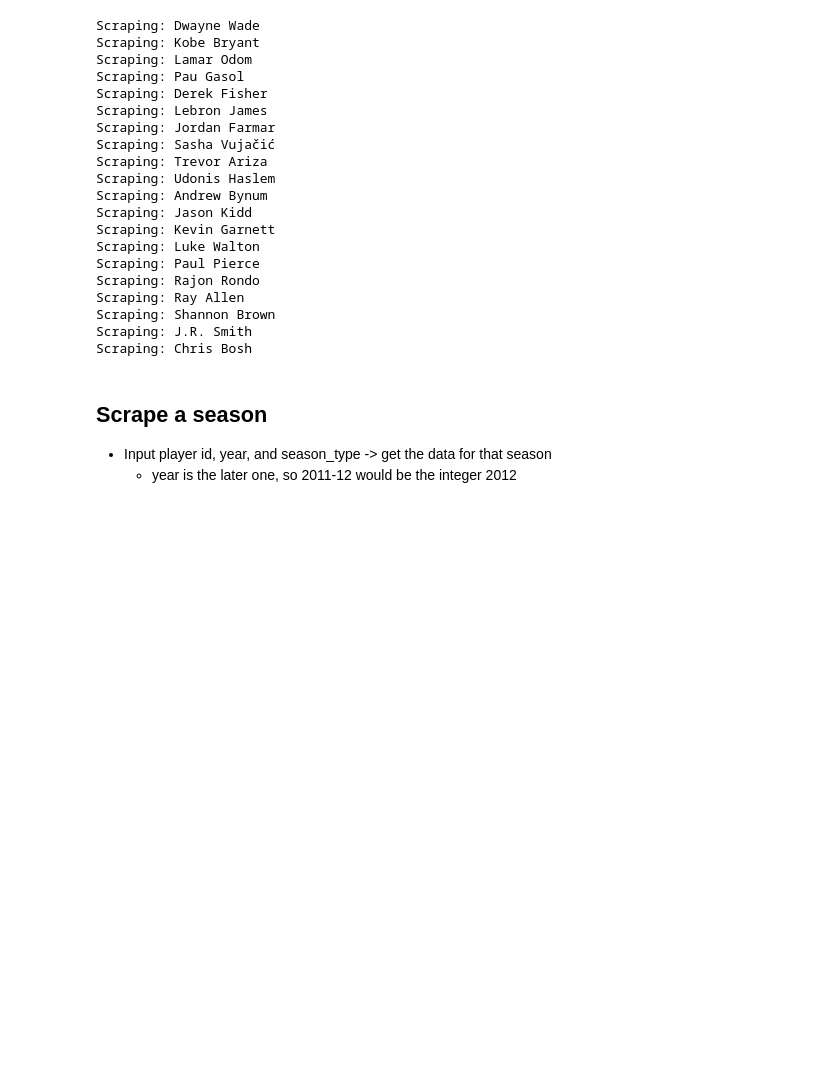
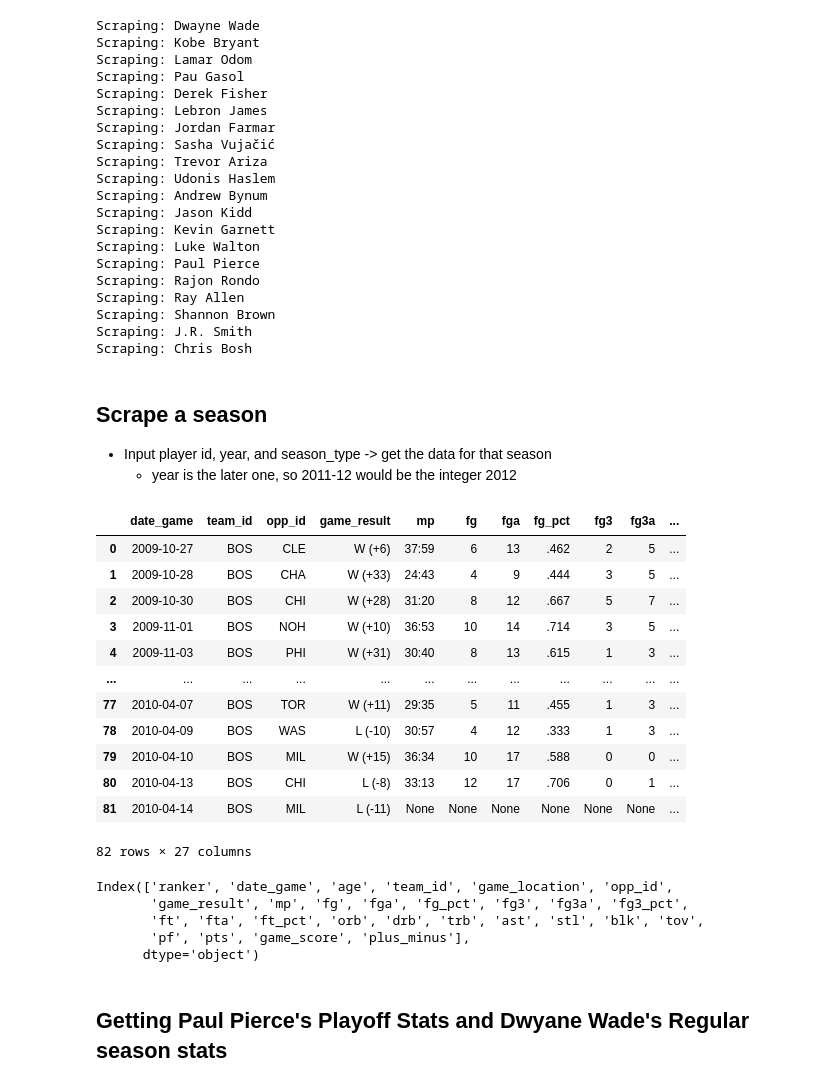
Before and after one commit to azh05/BSA-DJ-Fall-2024, a Jupyter notebook: Scraper.ipynb, the cells around one changed output. Drawn from its saved outputs; the diff is of its cells as text; code cells hidden in the pictures; blank space fills up the shorter version.

```diff
--- a/Scraper.ipynb
+++ b/Scraper.ipynb
@@ -288,7 +288,7 @@ def scrape_all_playoffs(url):
     response = requests.get(url)
 
     if response.status_code != 200:
-        raise Exception("Error: {response.status_code}")
+        raise Exception("Error: " + str(response.status_code))
 
     soup = BeautifulSoup(response.content, 'html.parser')
 
@@ -313,7 +313,7 @@ def scrape_all_playoffs(url):
     col_names = None
 
     for row in table_rows:
-        table_data = [td for td in row if "right" in td['class']]
+        table_data = [td for td in row if "right" in td['class'] or ("left" in td['class'] and td["data-stat"] == "date_game")]
 
         if col_names is None:
             col_names = [td['data-stat'] for td in table_data if 'data-stat' in td.attrs]
@@ -322,13 +322,24 @@ def scrape_all_playoffs(url):
         data.append(data_values)
 
     if col_names and data:
-        return pd.DataFrame(data, columns=col_names)
+        df = pd.DataFrame(data, columns=col_names)
+
+        # dropping columns
+        # Don't need ranker, game_season, gs
+        df = df.drop(['ranker', 'game_season', 'gs'], axis=1)
+        return df
     else:
         raise Exception("No data found")
 # %%
 def scrape_playoffs(url, year):
     df = scrape_all_playoffs(url)
 
-    df.loc[df["year"] == year]
+    # changing to date time format
+    df['date_game'] = pd.to_datetime(df['date_game'])
 
-    pass
+    # filtering year
+    df = df.loc[df['date_game'].dt.year == year]
+
+    df = df.reset_index(drop=True)
+
+    return df
@@ -340,5 +391,5 @@ def scrape_regular(url):
 # %%
-def scrape_season(player_id, year, season_type):
+def scrape_season(player_name, player_id, year, season_type):
     url = f"https://www.basketball-reference.com/players/{player_id}"
 
     df = None
@@ -346,10 +397,39 @@ def scrape_season(player_id, year, season_type):
         url += "/gamelog-playoffs/"
         df = scrape_playoffs(url, year)
 
-
     elif season_type == "regular":
         url += f"/gamelog/{year}"
         df = scrape_regular(url)
 
+    df['player'] = player_name
+    df['season_type'] = season_type
 
     return df
+# %%
+df = scrape_season("Paul Pierce", "p/piercpa01", 2010, "regular")
+# %%
+df
+# %% [output]
+|  | date_game | team_id | opp_id | game_result | mp | fg | fga | fg_pct | fg3 | fg3a | ... |
+| 0 | 2009-10-27 | BOS | CLE | W (+6) | 37:59 | 6 | 13 | .462 | 2 | 5 | ... |
+| 1 | 2009-10-28 | BOS | CHA | W (+33) | 24:43 | 4 | 9 | .444 | 3 | 5 | ... |
+| 2 | 2009-10-30 | BOS | CHI | W (+28) | 31:20 | 8 | 12 | .667 | 5 | 7 | ... |
+| 3 | 2009-11-01 | BOS | NOH | W (+10) | 36:53 | 10 | 14 | .714 | 3 | 5 | ... |
+| 4 | 2009-11-03 | BOS | PHI | W (+31) | 30:40 | 8 | 13 | .615 | 1 | 3 | ... |
+| ... | ... | ... | ... | ... | ... | ... | ... | ... | ... | ... | ... |
+| 77 | 2010-04-07 | BOS | TOR | W (+11) | 29:35 | 5 | 11 | .455 | 1 | 3 | ... |
+| 78 | 2010-04-09 | BOS | WAS | L (-10) | 30:57 | 4 | 12 | .333 | 1 | 3 | ... |
+| 79 | 2010-04-10 | BOS | MIL | W (+15) | 36:34 | 10 | 17 | .588 | 0 | 0 | ... |
+| 80 | 2010-04-13 | BOS | CHI | L (-8) | 33:13 | 12 | 17 | .706 | 0 | 1 | ... |
+| 81 | 2010-04-14 | BOS | MIL | L (-11) | None | None | None | None | None | None | ... |
+82 rows × 27 columns
+# %%
+df.columns
+# %% [output]
+Index(['ranker', 'date_game', 'age', 'team_id', 'game_location', 'opp_id',
+       'game_result', 'mp', 'fg', 'fga', 'fg_pct', 'fg3', 'fg3a', 'fg3_pct',
+       'ft', 'fta', 'ft_pct', 'orb', 'drb', 'trb', 'ast', 'stl', 'blk', 'tov',
+       'pf', 'pts', 'game_score', 'plus_minus'],
+      dtype='object')
+# %% [markdown]
+## Getting Paul Pierce's Playoff Stats and Dwyane Wade's Regular season stats
```
Also changed, not shown: parts of 5 cells of this notebook, 1 other file.
